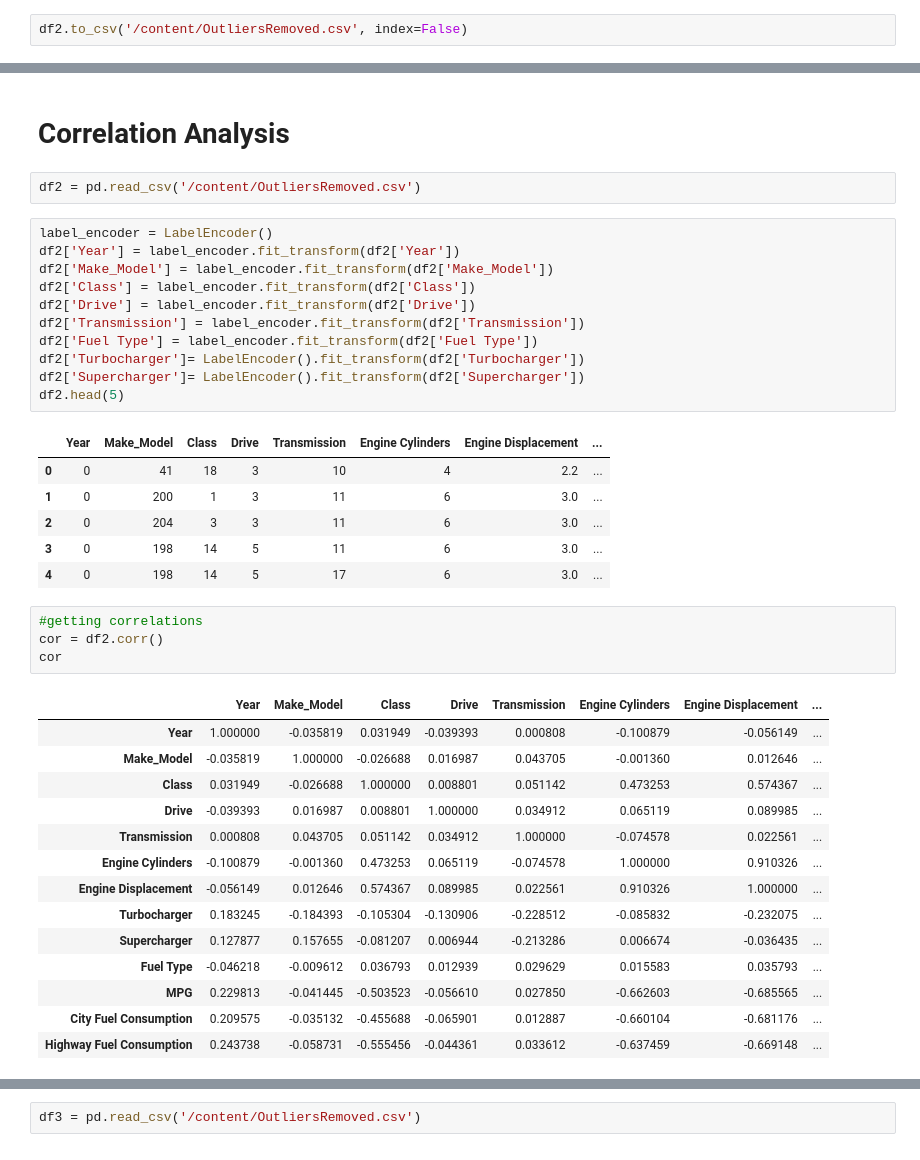
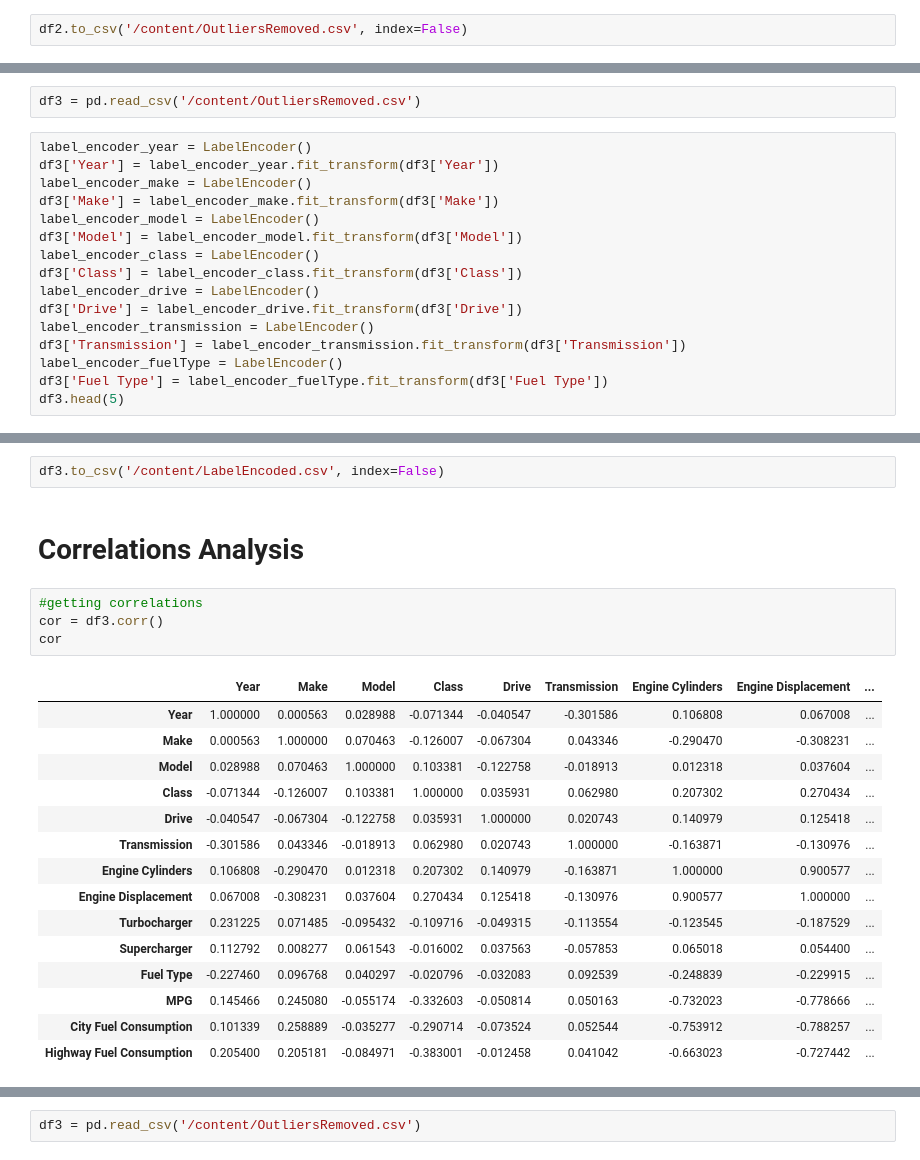
Before and after one commit to UmeshikaThathsarani/FuelO, a Jupyter notebook: FuelO_Preprocessing.ipynb, the cells around one changed output, grey strips where cells are left out. Cells and saved outputs as stored; diff of their text form.

```diff
--- a/FuelO_Preprocessing.ipynb
+++ b/FuelO_Preprocessing.ipynb
@@ -151,0 +156,18 @@ len(df2)
+# %%
+df3 = pd.read_csv('/content/OutliersRemoved.csv')
+# %%
+label_encoder_year = LabelEncoder()
+df3['Year'] = label_encoder_year.fit_transform(df3['Year'])
+label_encoder_make = LabelEncoder()
+df3['Make'] = label_encoder_make.fit_transform(df3['Make'])
+label_encoder_model = LabelEncoder()
+df3['Model'] = label_encoder_model.fit_transform(df3['Model'])
+label_encoder_class = LabelEncoder()
+df3['Class'] = label_encoder_class.fit_transform(df3['Class'])
+label_encoder_drive = LabelEncoder()
+df3['Drive'] = label_encoder_drive.fit_transform(df3['Drive'])
+label_encoder_transmission = LabelEncoder()
+df3['Transmission'] = label_encoder_transmission.fit_transform(df3['Transmission'])
+label_encoder_fuelType = LabelEncoder()
+df3['Fuel Type'] = label_encoder_fuelType.fit_transform(df3['Fuel Type'])
+df3.head(5)
@@ -152,44 +192,27 @@ len(df2)
+# %%
+df3.to_csv('/content/LabelEncoded.csv', index=False)
 # %% [markdown]
-# **Correlation Analysis**
+# **Correlations Analysis**
-# %%
-df2 = pd.read_csv('/content/OutliersRemoved.csv')
-# %%
-label_encoder = LabelEncoder()
-df2['Year'] = label_encoder.fit_transform(df2['Year'])
-df2['Make_Model'] = label_encoder.fit_transform(df2['Make_Model'])
-df2['Class'] = label_encoder.fit_transform(df2['Class'])
-df2['Drive'] = label_encoder.fit_transform(df2['Drive'])
-df2['Transmission'] = label_encoder.fit_transform(df2['Transmission'])
-df2['Fuel Type'] = label_encoder.fit_transform(df2['Fuel Type'])
-df2['Turbocharger']= LabelEncoder().fit_transform(df2['Turbocharger'])
-df2['Supercharger']= LabelEncoder().fit_transform(df2['Supercharger'])
-df2.head(5)
-# %% [output]
-|  | Year | Make_Model | Class | Drive | Transmission | Engine Cylinders | Engine Displacement | ... |
-| 0 | 0 | 41 | 18 | 3 | 10 | 4 | 2.2 | ... |
-| 1 | 0 | 200 | 1 | 3 | 11 | 6 | 3.0 | ... |
-| 2 | 0 | 204 | 3 | 3 | 11 | 6 | 3.0 | ... |
-| 3 | 0 | 198 | 14 | 5 | 11 | 6 | 3.0 | ... |
-| 4 | 0 | 198 | 14 | 5 | 17 | 6 | 3.0 | ... |
 # %%
 #getting correlations
-cor = df2.corr()
+cor = df3.corr()
 cor
 # %% [output]
-|  | Year | Make_Model | Class | Drive | Transmission | Engine Cylinders | Engine Displacement | ... |
-| Year | 1.000000 | -0.035819 | 0.031949 | -0.039393 | 0.000808 | -0.100879 | -0.056149 | ... |
-| Make_Model | -0.035819 | 1.000000 | -0.026688 | 0.016987 | 0.043705 | -0.001360 | 0.012646 | ... |
-| Class | 0.031949 | -0.026688 | 1.000000 | 0.008801 | 0.051142 | 0.473253 | 0.574367 | ... |
-| Drive | -0.039393 | 0.016987 | 0.008801 | 1.000000 | 0.034912 | 0.065119 | 0.089985 | ... |
-| Transmission | 0.000808 | 0.043705 | 0.051142 | 0.034912 | 1.000000 | -0.074578 | 0.022561 | ... |
-| Engine Cylinders | -0.100879 | -0.001360 | 0.473253 | 0.065119 | -0.074578 | 1.000000 | 0.910326 | ... |
-| Engine Displacement | -0.056149 | 0.012646 | 0.574367 | 0.089985 | 0.022561 | 0.910326 | 1.000000 | ... |
-| Turbocharger | 0.183245 | -0.184393 | -0.105304 | -0.130906 | -0.228512 | -0.085832 | -0.232075 | ... |
-| Supercharger | 0.127877 | 0.157655 | -0.081207 | 0.006944 | -0.213286 | 0.006674 | -0.036435 | ... |
-| Fuel Type | -0.046218 | -0.009612 | 0.036793 | 0.012939 | 0.029629 | 0.015583 | 0.035793 | ... |
-| MPG | 0.229813 | -0.041445 | -0.503523 | -0.056610 | 0.027850 | -0.662603 | -0.685565 | ... |
-| City Fuel Consumption | 0.209575 | -0.035132 | -0.455688 | -0.065901 | 0.012887 | -0.660104 | -0.681176 | ... |
-| Highway Fuel Consumption | 0.243738 | -0.058731 | -0.555456 | -0.044361 | 0.033612 | -0.637459 | -0.669148 | ... |
+|  | Year | Make | Model | Class | Drive | Transmission | Engine Cylinders | Engine Displacement | ... |
+| Year | 1.000000 | 0.000563 | 0.028988 | -0.071344 | -0.040547 | -0.301586 | 0.106808 | 0.067008 | ... |
+| Make | 0.000563 | 1.000000 | 0.070463 | -0.126007 | -0.067304 | 0.043346 | -0.290470 | -0.308231 | ... |
+| Model | 0.028988 | 0.070463 | 1.000000 | 0.103381 | -0.122758 | -0.018913 | 0.012318 | 0.037604 | ... |
+| Class | -0.071344 | -0.126007 | 0.103381 | 1.000000 | 0.035931 | 0.062980 | 0.207302 | 0.270434 | ... |
+| Drive | -0.040547 | -0.067304 | -0.122758 | 0.035931 | 1.000000 | 0.020743 | 0.140979 | 0.125418 | ... |
+| Transmission | -0.301586 | 0.043346 | -0.018913 | 0.062980 | 0.020743 | 1.000000 | -0.163871 | -0.130976 | ... |
+| Engine Cylinders | 0.106808 | -0.290470 | 0.012318 | 0.207302 | 0.140979 | -0.163871 | 1.000000 | 0.900577 | ... |
+| Engine Displacement | 0.067008 | -0.308231 | 0.037604 | 0.270434 | 0.125418 | -0.130976 | 0.900577 | 1.000000 | ... |
+| Turbocharger | 0.231225 | 0.071485 | -0.095432 | -0.109716 | -0.049315 | -0.113554 | -0.123545 | -0.187529 | ... |
+| Supercharger | 0.112792 | 0.008277 | 0.061543 | -0.016002 | 0.037563 | -0.057853 | 0.065018 | 0.054400 | ... |
+| Fuel Type | -0.227460 | 0.096768 | 0.040297 | -0.020796 | -0.032083 | 0.092539 | -0.248839 | -0.229915 | ... |
+| MPG | 0.145466 | 0.245080 | -0.055174 | -0.332603 | -0.050814 | 0.050163 | -0.732023 | -0.778666 | ... |
+| City Fuel Consumption | 0.101339 | 0.258889 | -0.035277 | -0.290714 | -0.073524 | 0.052544 | -0.753912 | -0.788257 | ... |
+| Highway Fuel Consumption | 0.205400 | 0.205181 | -0.084971 | -0.383001 | -0.012458 | 0.041042 | -0.663023 | -0.727442 | ... |
 # %%
 #visualizing the correlations
 plt.figure(figsize=(16,10))
```
Also changed, not shown: parts of 35 cells of this notebook.
